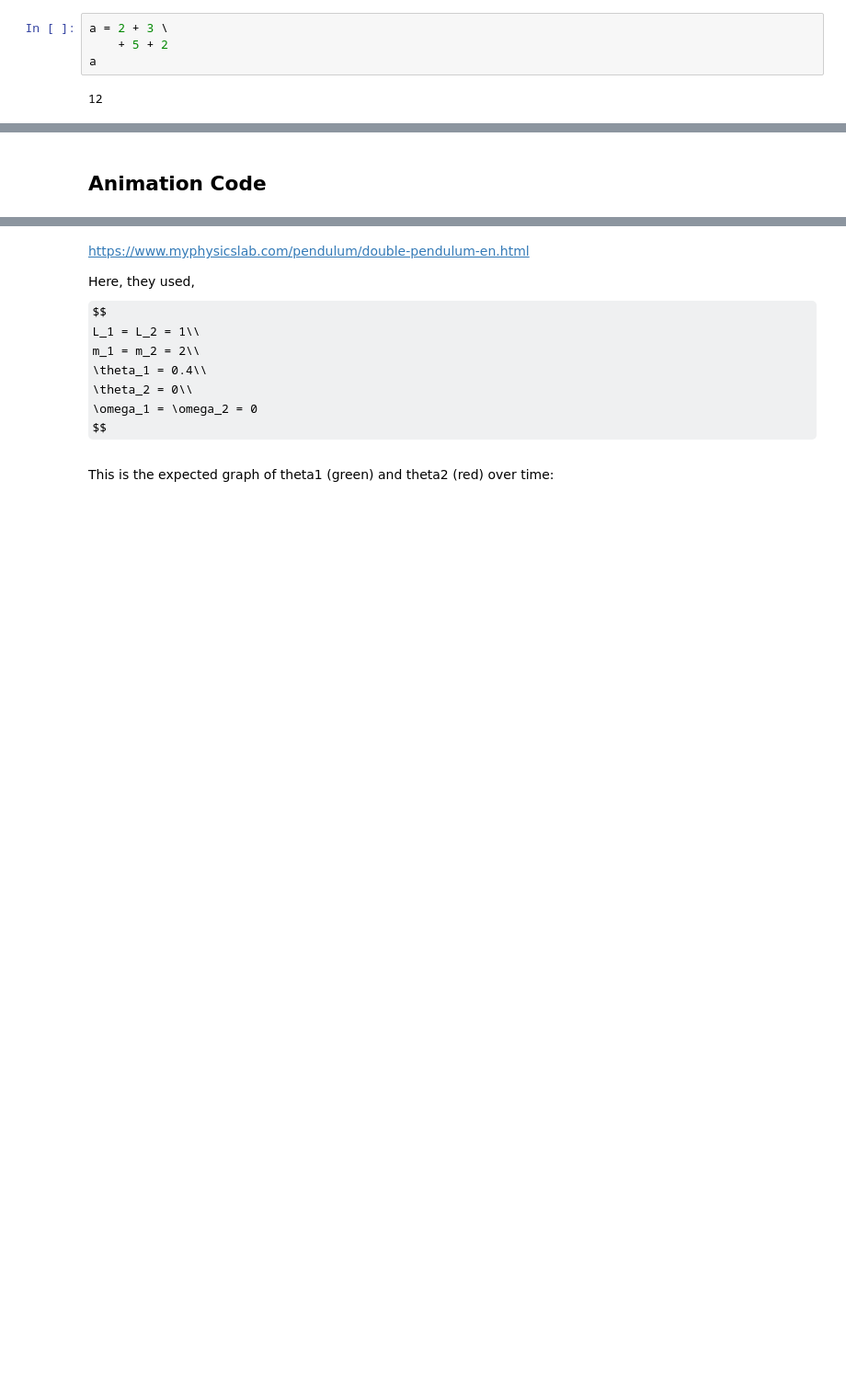
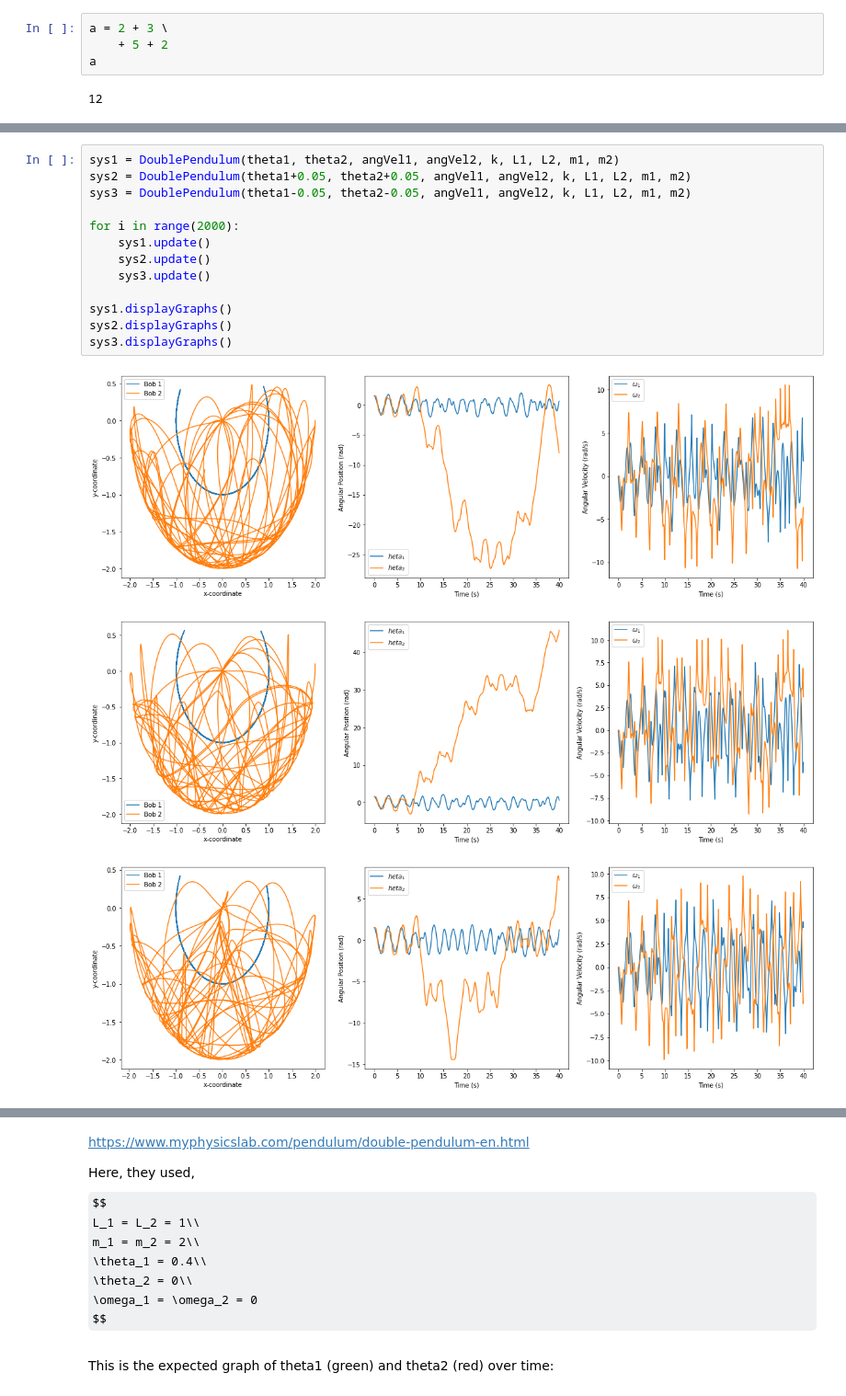
Before and after one commit to mahmud-nobe/Physics_Simulation_Tutorial, a Jupyter notebook: pendulum/Double_pendulum.ipynb, the cells around one changed output, grey strips where cells are left out. Shown at 92% size. Drawn from its saved outputs; the diff is of its cells as text; some formulas as TeX source; blank space fills up the shorter version.

```diff
--- a/pendulum/Double_pendulum.ipynb
+++ b/pendulum/Double_pendulum.ipynb
@@ -224,2 +301,17 @@ sys.displayGraphs()
-# %% [markdown]
-## Animation Code
+# %%
+sys1 = DoublePendulum(theta1, theta2, angVel1, angVel2, k, L1, L2, m1, m2)
+sys2 = DoublePendulum(theta1+0.05, theta2+0.05, angVel1, angVel2, k, L1, L2, m1, m2)
+sys3 = DoublePendulum(theta1-0.05, theta2-0.05, angVel1, angVel2, k, L1, L2, m1, m2)
+
+for i in range(2000):
+    sys1.update()
+    sys2.update()
+    sys3.update()
+
+sys1.displayGraphs()
+sys2.displayGraphs()
+sys3.displayGraphs()
+# %% [output]
+[figure, added]
+[figure, added]
+[figure, added]
```
Also changed, not shown: parts of 17 cells of this notebook.
